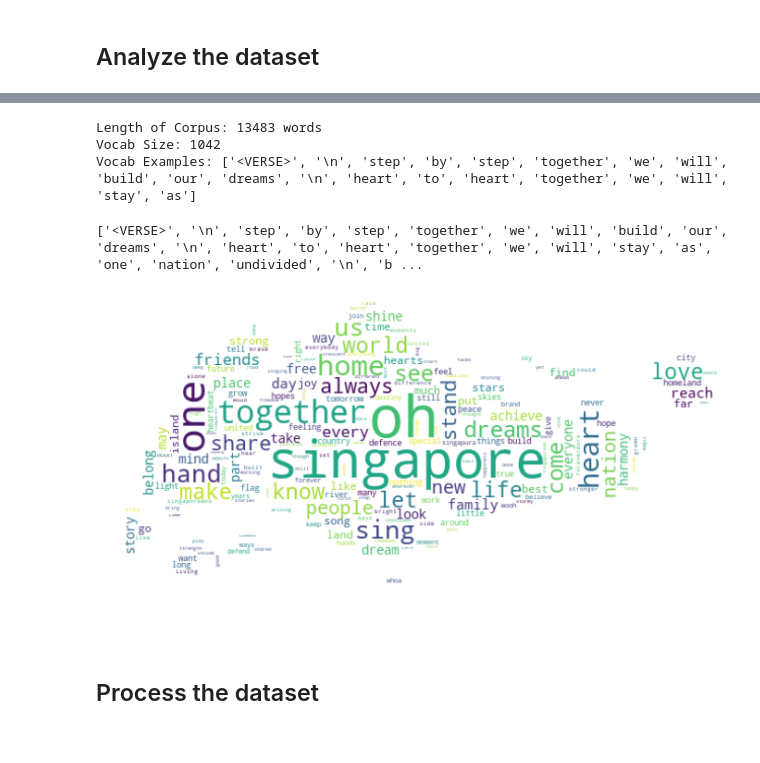
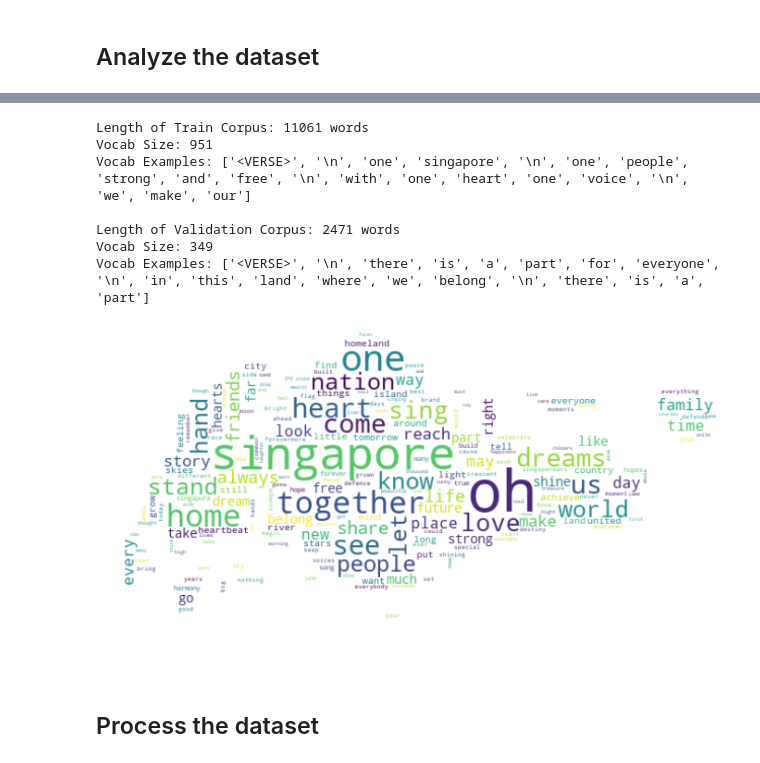
Before and after one commit to quekhyg/NLP-Lyric-Generator, a Jupyter notebook: src/bin/LSTM_word_level_allstructures.ipynb, the cells around one changed output, grey strips where cells are left out. Saved outputs shown, nothing was run; the diff lists cells and outputs as text; code cells hidden in the pictures.

```diff
--- a/src/bin/LSTM_word_level_allstructures.ipynb
+++ b/src/bin/LSTM_word_level_allstructures.ipynb
@@ -59,11 +57,5 @@ dataset_file_names[:5]
-# %%
-corpus = ''
-for i,file in enumerate(dataset_file_names):
-    text = open(PATH + '/' + file, mode='r').read()
-    if i == 0:
-        corpus += text
-    else:
-        corpus = corpus + '\n\n' + text
+# %%
+train_corpus, val_corpus, train_files, val_files = utils.split_corpus(end_song_token = '\n\n\n')
 # %% [markdown]
 ## Analyze the dataset
 # %%
@@ -94,59 +86,73 @@ Nothing in this world c
 # %%
 # clean corpus
-corpus_clean = utils.decontraction(corpus)
-corpus_clean = utils.remove_punct(corpus_clean, '\<|\>')
+def clean_tokenize_corpus(corpus):
+  corpus_clean = utils.decontraction(corpus)
+  corpus_clean = utils.remove_punct(corpus_clean, '\<|\>')
 
-# tokenize and count the number of words
-corpus_clean = re.sub('\n\n', '\n', corpus_clean)
-corpus_clean = re.sub('\n', ' \n ', corpus_clean)
-tokens = re.split(' ', corpus_clean)
-tokens_clean = []
-structures = ['<BRIDGE>', '<CHORUS>', '<OTHERS>', '<PRECHORUS>', '<PRELUDE>', '<VERSE>']
-for i,t in enumerate(tokens):
-    if t:                                  # remove empty strings
-        if i < len(tokens)-1 and t == '\n' and tokens[i+1] in structures:
-            tokens_clean.append('\n\n')    # change to double line break for token before structure
-        elif t not in structures:
-            tokens_clean.append(t.lower()) # lower case if not structure tokens
-        else:
-            tokens_clean.append(t)
+  # tokenize and count the number of words
+  corpus_clean = re.sub('\n\n', '\n', corpus_clean)
+  corpus_clean = re.sub('\n', ' \n ', corpus_clean)
+  tokens = re.split(' ', corpus_clean)
+  tokens_clean = []
+  structures = ['<BRIDGE>', '<CHORUS>', '<OTHERS>', '<PRECHORUS>', '<PRELUDE>', '<VERSE>']
+  for i,t in enumerate(tokens):
+      if t:                                  # remove empty strings
+          if i < len(tokens)-1 and t == '\n' and tokens[i+1] in structures:
+              tokens_clean.append('\n\n')    # change to double line break for token before structure
+          elif t not in structures:
+              tokens_clean.append(t.lower()) # lower case if not structure tokens
+          else:
+              tokens_clean.append(t)
 
-print('Length of Corpus: {} words'.format(len(tokens_clean)))
+  return tokens_clean
 
+
+train_tokens_clean = clean_tokenize_corpus(train_corpus)
+val_tokens_clean = clean_tokenize_corpus(val_corpus)
+
+print('Length of Train Corpus: {} words'.format(len(train_tokens_clean)))
 # The unique words in the file
-vocab = sorted(set(tokens_clean))
+vocab = sorted(set(train_tokens_clean))
 print('Vocab Size:', len(vocab))
-print('Vocab Examples:', tokens_clean[:20])
+print('Vocab Examples:', train_tokens_clean[:20])
+print('')
+
+print('Length of Validation Corpus: {} words'.format(len(val_tokens_clean)))
+# The unique words in the file
+val_vocab = sorted(set(val_tokens_clean))
+print('Vocab Size:', len(val_vocab))
+print('Vocab Examples:', val_tokens_clean[:20])
 # %% [output]
-Length of Corpus: 13483 words
-Vocab Size: 1042
-Vocab Examples: ['<VERSE>', '\n', 'step', 'by', 'step', 'together', 'we', 'will', 'build', 'our', 'dreams', '\n', 'heart', 'to', 'heart', 'together', 'we', 'will', 'stay', 'as']
+Length of Train Corpus: 11061 words
+Vocab Size: 951
+Vocab Examples: ['<VERSE>', '\n', 'one', 'singapore', '\n', 'one', 'people', 'strong', 'and', 'free', '\n', 'with', 'one', 'heart', 'one', 'voice', '\n', 'we', 'make', 'our']
+
+Length of Validation Corpus: 2471 words
+Vocab Size: 349
+Vocab Examples: ['<VERSE>', '\n', 'there', 'is', 'a', 'part', 'for', 'everyone', '\n', 'in', 'this', 'land', 'where', 'we', 'belong', '\n', 'there', 'is', 'a', 'part']
-# %%
-print(tokens_clean[:100])
-# %% [output]
-['<VERSE>', '\n', 'step', 'by', 'step', 'together', 'we', 'will', 'build', 'our', 'dreams', '\n', 'heart', 'to', 'heart', 'together', 'we', 'will', 'stay', 'as', 'one', 'nation', 'undivided', '\n', 'b ...
 # %%
 # Unigram Word Cloud
 
 # remove stopwords
 stop = set(stopwords.words('english'))
+structures = ['<BRIDGE>', '<CHORUS>', '<OTHERS>', '<PRECHORUS>', '<PRELUDE>', '<VERSE>']
 stop.update(structures)
 stop.update(['\n', '\n\n'])
-tokens_no_stopwords = [t for t in tokens_clean if t not in stop]
+tokens_no_stopwords = [t for t in train_tokens_clean if t not in stop]
 
 corpus_dict = {}
 for word in tokens_no_stopwords:
     corpus_dict[word] = corpus_dict.get(word, 0) + 1
 
 sg_mask = np.array(Image.open("../../images/singaporemap.png"))
 my_cloud = WordCloud(background_color='white', stopwords=stop, mask=sg_mask).generate_from_frequencies(corpus_dict)
 
 plt.figure(figsize=(12,10))
 plt.imshow(my_cloud, interpolation='bilinear')
 plt.axis('off')
 plt.show()
 # %% [output]
-[figure, old version]
+[figure, new version]
 # %% [markdown]
 ## Process the dataset
 # %% [markdown]
```
Also changed, not shown: parts of 61 cells of this notebook.
